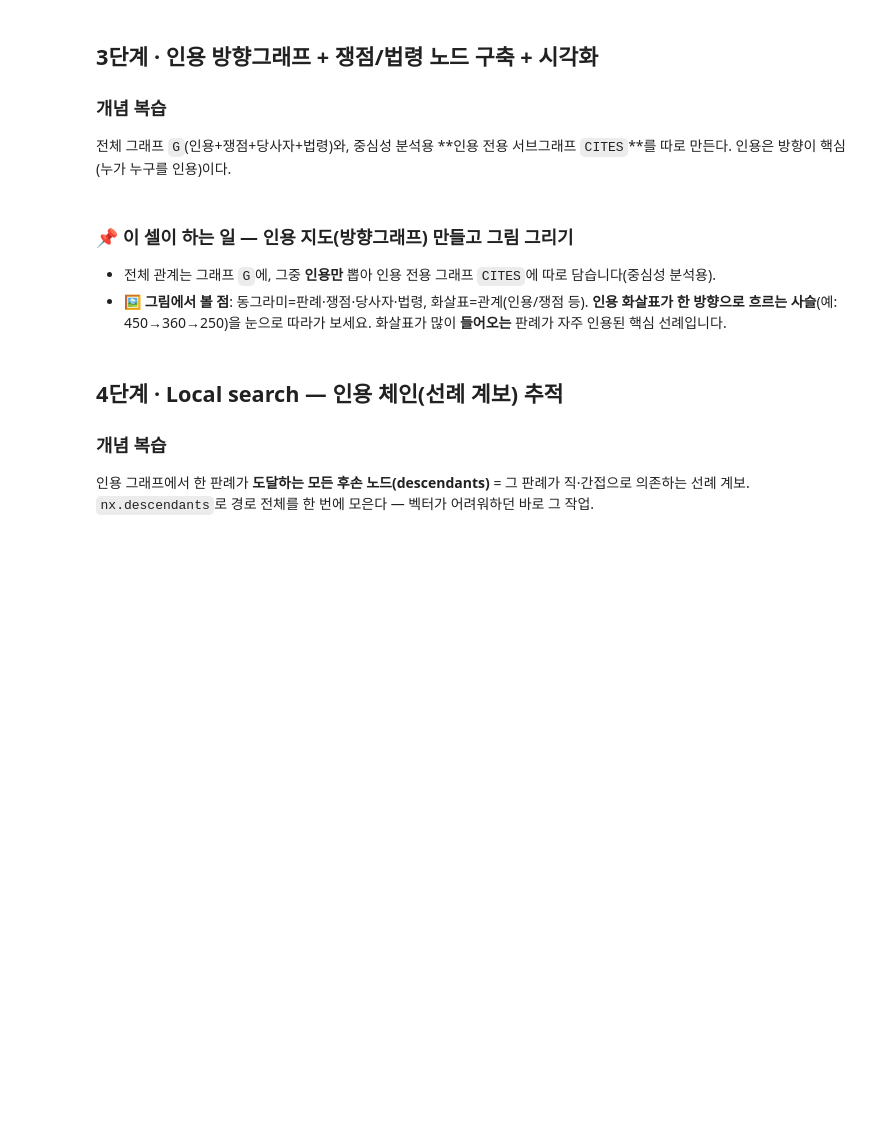
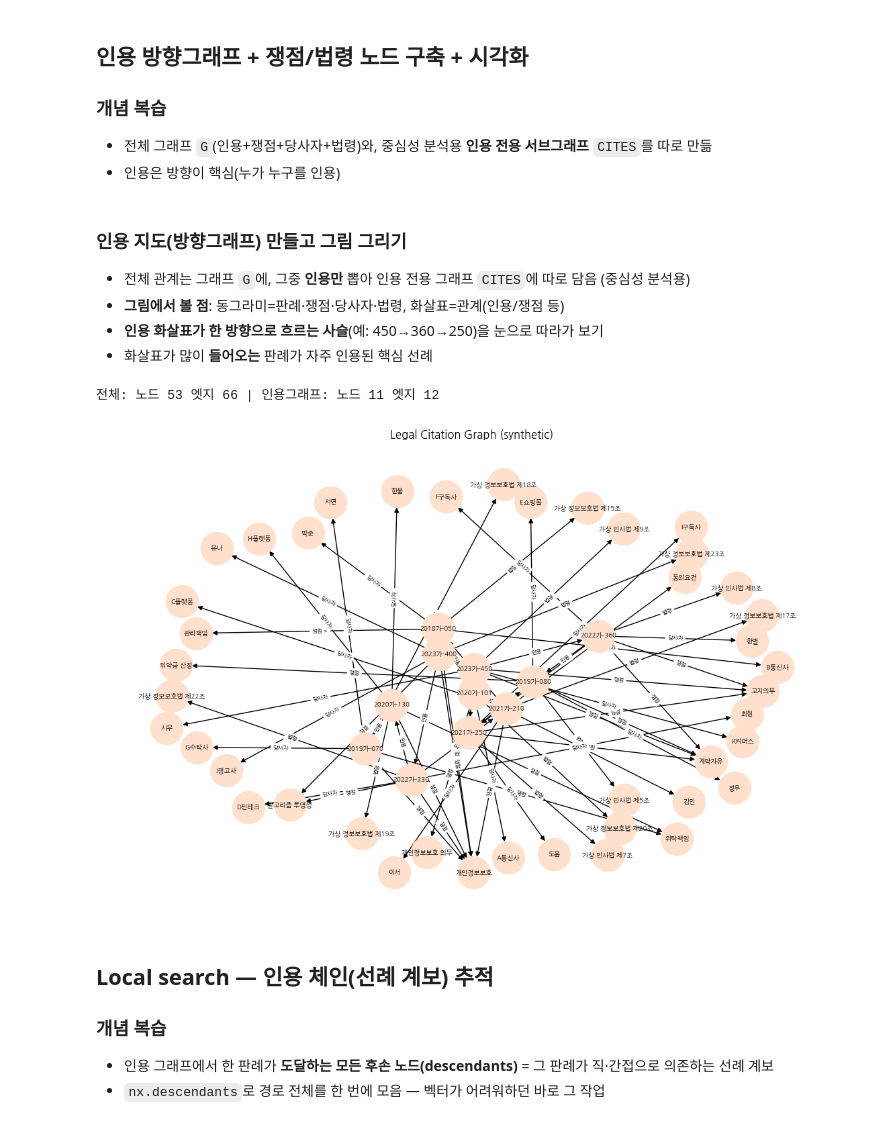
Before and after one commit to suanlab/Advanced-RAG, a Jupyter notebook: colab/lab5 Graph RAG.ipynb, the cells around one changed output. Drawn from its saved outputs; the diff is of its cells as text; code cells hidden in the pictures; blank space fills up the shorter version.

```diff
--- a/colab/lab5 Graph RAG.ipynb
+++ b/colab/lab5 Graph RAG.ipynb
@@ -586,6 +681,18 @@ print(f"Graph Nodes {G.number_of_nodes()} Edges {G.number_of_edges()}")
 # %%
 def find_entities(question):
-    return [n for n in G.nodes if n in question]
+    ko_to_en = {
+        "그린모빌리티": "GreenMobility",
+        "노바테크": "NovaTech",
+        "오션로지스틱스": "OceanLogistics",
+        "퀀텀칩": "QuantumChip",
+        "노바소프트": "NovaSoft",
+        "정밀소재": "PrecisionMat"
+    }
+    found = [n for n in G.nodes if n in question]
+    for ko, en in ko_to_en.items():
+        if ko in question and en in G.nodes:
+            found.append(en)
+    return list(set(found))
 
 def subgraph_text(entities, hops=2):
     nodes = set(entities)
@@ -641,7 +782,7 @@ print("[Hybrid]", hybrid_rag(demo_q))
 # 사건(이벤트) 노드를 연도와 함께 추출: 간단 규칙 기반 + 그래프에 timeline 부여
 EVENTS = []   # (연도, 설명)
 for d in DISCLOSURES:
-    for m in re.finditer(r"(20\d{2})년[^.]*", d):
+    for m in re.finditer(r"(20\d{2})[^.]*", d):
         EVENTS.append((int(m.group(1)), m.group(0).strip()))
 EVENTS = sorted(set(EVENTS))
 TG = nx.DiGraph()                      # temporal chain: 연도 오름차순 연결
@@ -923,31 +1138,38 @@ for t in all_triples[:12]:
 # %% [markdown]
-## 3단계 · 인용 방향그래프 + 쟁점/법령 노드 구축 + 시각화
+## 인용 방향그래프 + 쟁점/법령 노드 구축 + 시각화
 
 ### 개념 복습
-전체 그래프 `G`(인용+쟁점+당사자+법령)와, 중심성 분석용 **인용 전용 서브그래프 `CITES`**를 따로 만든다. 인용은 방향이 핵심(누가 누구를 인용)이다.
+- 전체 그래프 `G`(인용+쟁점+당사자+법령)와, 중심성 분석용 **인용 전용 서브그래프** `CITES`를 따로 만듦
+- 인용은 방향이 핵심(누가 누구를 인용)
 # %% [markdown]
-### 📌 이 셀이 하는 일 — 인용 지도(방향그래프) 만들고 그림 그리기
-- 전체 관계는 그래프 `G`에, 그중 **인용만** 뽑아 인용 전용 그래프 `CITES`에 따로 담습니다(중심성 분석용).
-- **🖼 그림에서 볼 점**: 동그라미=판례·쟁점·당사자·법령, 화살표=관계(인용/쟁점 등). **인용 화살표가 한 방향으로 흐르는 사슬**(예: 450→360→250)을 눈으로 따라가 보세요. 화살표가 많이 **들어오는** 판례가 자주 인용된 핵심 선례입니다.
+### 인용 지도(방향그래프) 만들고 그림 그리기
+- 전체 관계는 그래프 `G`에, 그중 **인용만** 뽑아 인용 전용 그래프 `CITES`에 따로 담음 (중심성 분석용)
+- **그림에서 볼 점**: 동그라미=판례·쟁점·당사자·법령, 화살표=관계(인용/쟁점 등)
+- **인용 화살표가 한 방향으로 흐르는 사슬**(예: 450→360→250)을 눈으로 따라가 보기
+- 화살표가 많이 **들어오는** 판례가 자주 인용된 핵심 선례
 # %%
 import networkx as nx, matplotlib.pyplot as plt
 G = nx.DiGraph()
 for t in all_triples:
     G.add_edge(t["head"].strip(), t["tail"].strip(), relation=t["relation"].strip())
 CITES = nx.DiGraph()
 for u,v,d in G.edges(data=True):
     if "인용" in d["relation"]:
         CITES.add_edge(u, v)
 print(f"전체: 노드 {G.number_of_nodes()} 엣지 {G.number_of_edges()} | 인용그래프: 노드 {CITES.number_of_nodes()} 엣지 {CITES.number_of_edges()}")
 
 plt.figure(figsize=(11,7))
 pos = nx.spring_layout(G, seed=7, k=1.0)
-nx.draw(G, pos, with_labels=True, node_color="#ffe0cc", node_size=1200, font_size=7)
-nx.draw_networkx_edge_labels(G, pos, edge_labels=nx.get_edge_attributes(G,"relation"), font_size=6)
+nx.draw(G, pos, with_labels=True, node_color="#ffe0cc", node_size=1200, font_size=7, font_family='NanumGothic')
+nx.draw_networkx_edge_labels(G, pos, edge_labels=nx.get_edge_attributes(G,"relation"), font_size=6, font_family='NanumGothic')
 plt.title("Legal Citation Graph (synthetic)"); plt.axis("off"); plt.show()
+# %% [output]
+전체: 노드 53 엣지 66 | 인용그래프: 노드 11 엣지 12
+[figure, added]
 # %% [markdown]
-## 4단계 · Local search — 인용 체인(선례 계보) 추적
+## Local search — 인용 체인(선례 계보) 추적
 
 ### 개념 복습
-인용 그래프에서 한 판례가 **도달하는 모든 후손 노드(descendants)** = 그 판례가 직·간접으로 의존하는 선례 계보. `nx.descendants`로 경로 전체를 한 번에 모은다 — 벡터가 어려워하던 바로 그 작업.
+- 인용 그래프에서 한 판례가 **도달하는 모든 후손 노드(descendants)** = 그 판례가 직·간접으로 의존하는 선례 계보
+- `nx.descendants`로 경로 전체를 한 번에 모음 — 벡터가 어려워하던 바로 그 작업
 # %% [markdown]
```
Also changed, not shown: parts of 118 cells of this notebook, 9 other files.
